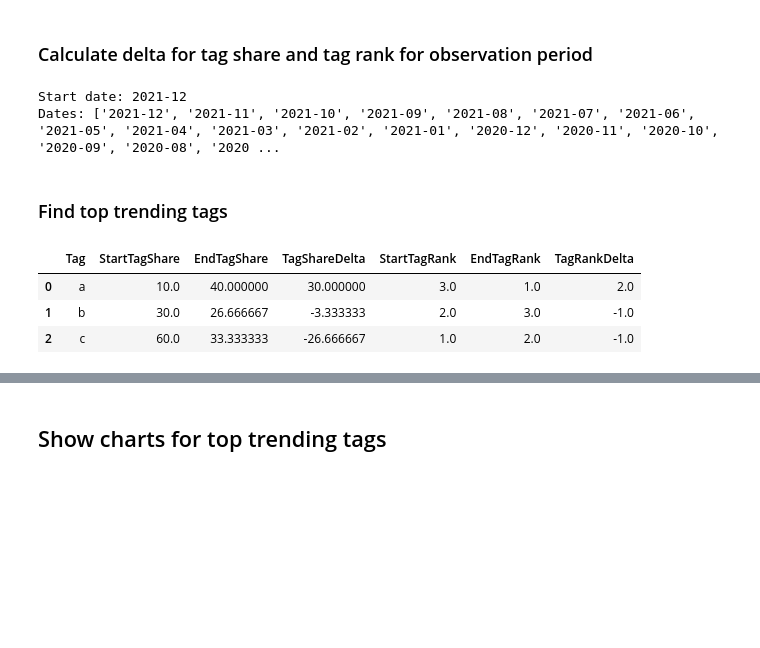
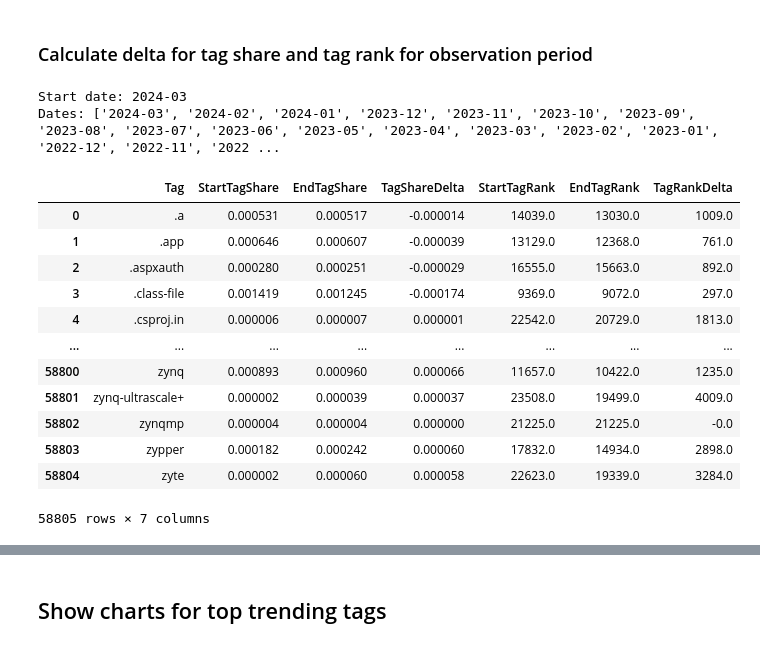
Before and after one commit to IvannKurchenko/blog-exploring-so-tags-trends, a Jupyter notebook: #4_show_posts_creation_trends.ipynb, the cells around one changed output, grey strips where cells are left out. Drawn from its saved outputs; the diff is of its cells as text; code cells hidden in the pictures; blank space fills up the shorter version.

```diff
--- a/#4_show_posts_creation_trends.ipynb
+++ b/#4_show_posts_creation_trends.ipynb
@@ -69,12 +69,12 @@ def delta_by(df, source_column: str, multiplier: int = 1):
     delta_df[f'{source_column}Delta'] = multiplier * (delta_df[end_column] - delta_df[start_column])
     return delta_df
 # %%
-observation_period_years = 3
+observation_period_years = 5
 start_date = posts_creation_trends_df["CreationDate"].max()
 dates = past_years_dates(start_date, observation_period_years)
 
 print(f'Start date: {start_date}')
 print(f'Dates: {dates}')
 # %% [output]
-Start date: 2021-12
-Dates: ['2021-12', '2021-11', '2021-10', '2021-09', '2021-08', '2021-07', '2021-06', '2021-05', '2021-04', '2021-03', '2021-02', '2021-01', '2020-12', '2020-11', '2020-10', '2020-09', '2020-08', '2020 ...
+Start date: 2024-03
+Dates: ['2024-03', '2024-02', '2024-01', '2023-12', '2023-11', '2023-10', '2023-09', '2023-08', '2023-07', '2023-06', '2023-05', '2023-04', '2023-03', '2023-02', '2023-01', '2022-12', '2022-11', '2022 ...
@@ -90,10 +81,24 @@ latest_tags_trends_delta_df =  tag_share_delta_df. \
-# %% [markdown]
-### Find top trending tags
-# %%
-top_tags_trends_delta_df = latest_tags_trends_delta_df.sort_values(by='TagShareDelta', ascending=False)[0:20]
-top_tags_trends_delta_df
-# %% [output]
-|  | Tag | StartTagShare | EndTagShare | TagShareDelta | StartTagRank | EndTagRank | TagRankDelta |
-| 0 | a | 10.0 | 40.000000 | 30.000000 | 3.0 | 1.0 | 2.0 |
-| 1 | b | 30.0 | 26.666667 | -3.333333 | 2.0 | 3.0 | -1.0 |
-| 2 | c | 60.0 | 33.333333 | -26.666667 | 1.0 | 2.0 | -1.0 |
+# %%
+latest_posts_creation_trends_df = posts_creation_trends_df[posts_creation_trends_df["CreationDate"].isin(dates)]
+
+tag_share_delta_df = delta_by(latest_posts_creation_trends_df, 'TagShare')
+tag_rank_delta_df = delta_by(latest_posts_creation_trends_df, 'TagRank', -1) # Multiply delta by -1 because rank value increase has opposite meaning then in other metric cases
+
+latest_tags_trends_delta_df =  tag_share_delta_df. \
+    merge(tag_rank_delta_df, on='Tag', how='inner'). \
+    reset_index()
+latest_tags_trends_delta_df
+# %% [output]
+|  | Tag | StartTagShare | EndTagShare | TagShareDelta | StartTagRank | EndTagRank | TagRankDelta |
+| 0 | .a | 0.000531 | 0.000517 | -0.000014 | 14039.0 | 13030.0 | 1009.0 |
+| 1 | .app | 0.000646 | 0.000607 | -0.000039 | 13129.0 | 12368.0 | 761.0 |
+| 2 | .aspxauth | 0.000280 | 0.000251 | -0.000029 | 16555.0 | 15663.0 | 892.0 |
+| 3 | .class-file | 0.001419 | 0.001245 | -0.000174 | 9369.0 | 9072.0 | 297.0 |
+| 4 | .csproj.in | 0.000006 | 0.000007 | 0.000001 | 22542.0 | 20729.0 | 1813.0 |
+| ... | ... | ... | ... | ... | ... | ... | ... |
+| 58800 | zynq | 0.000893 | 0.000960 | 0.000066 | 11657.0 | 10422.0 | 1235.0 |
+| 58801 | zynq-ultrascale+ | 0.000002 | 0.000039 | 0.000037 | 23508.0 | 19499.0 | 4009.0 |
+| 58802 | zynqmp | 0.000004 | 0.000004 | 0.000000 | 21225.0 | 21225.0 | -0.0 |
+| 58803 | zypper | 0.000182 | 0.000242 | 0.000060 | 17832.0 | 14934.0 | 2898.0 |
+| 58804 | zyte | 0.000002 | 0.000060 | 0.000058 | 22623.0 | 19339.0 | 3284.0 |
+58805 rows × 7 columns
```
Also changed, not shown: parts of 11 cells of this notebook, 4 other files.
